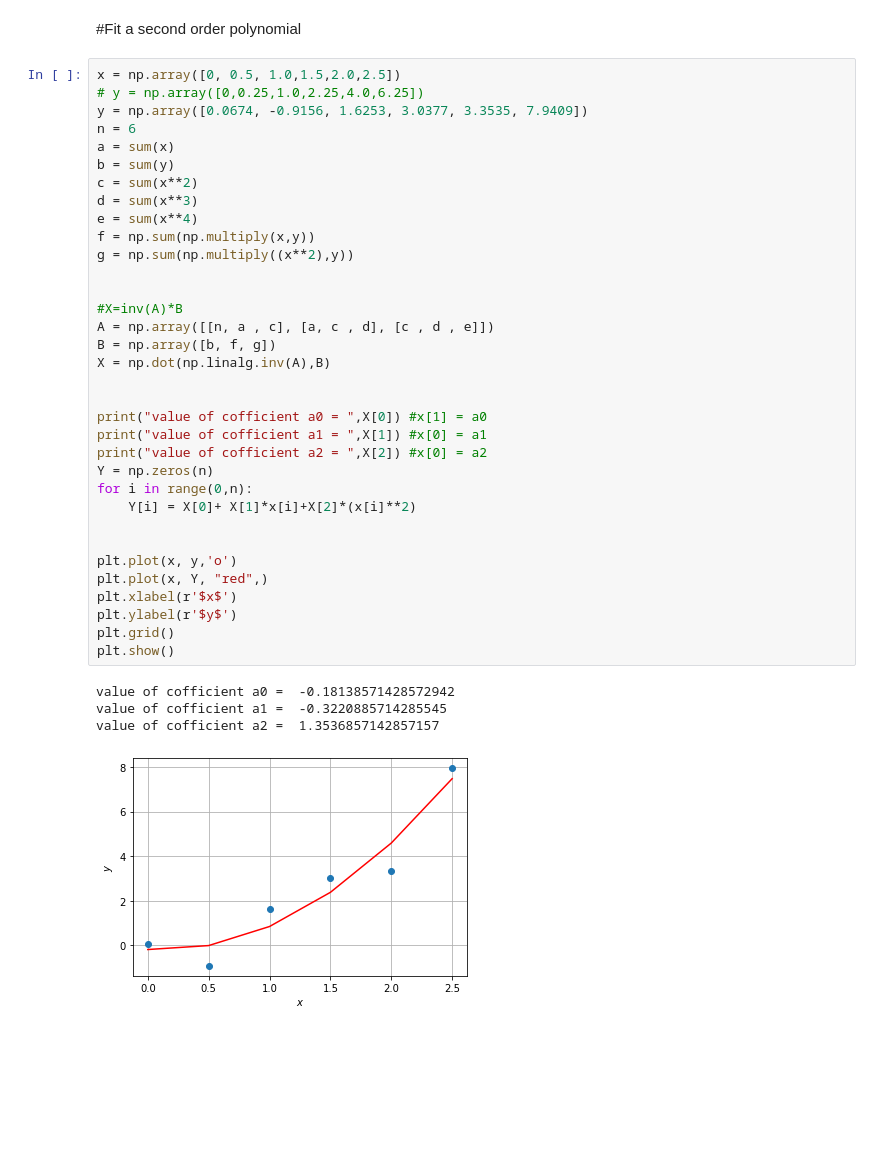
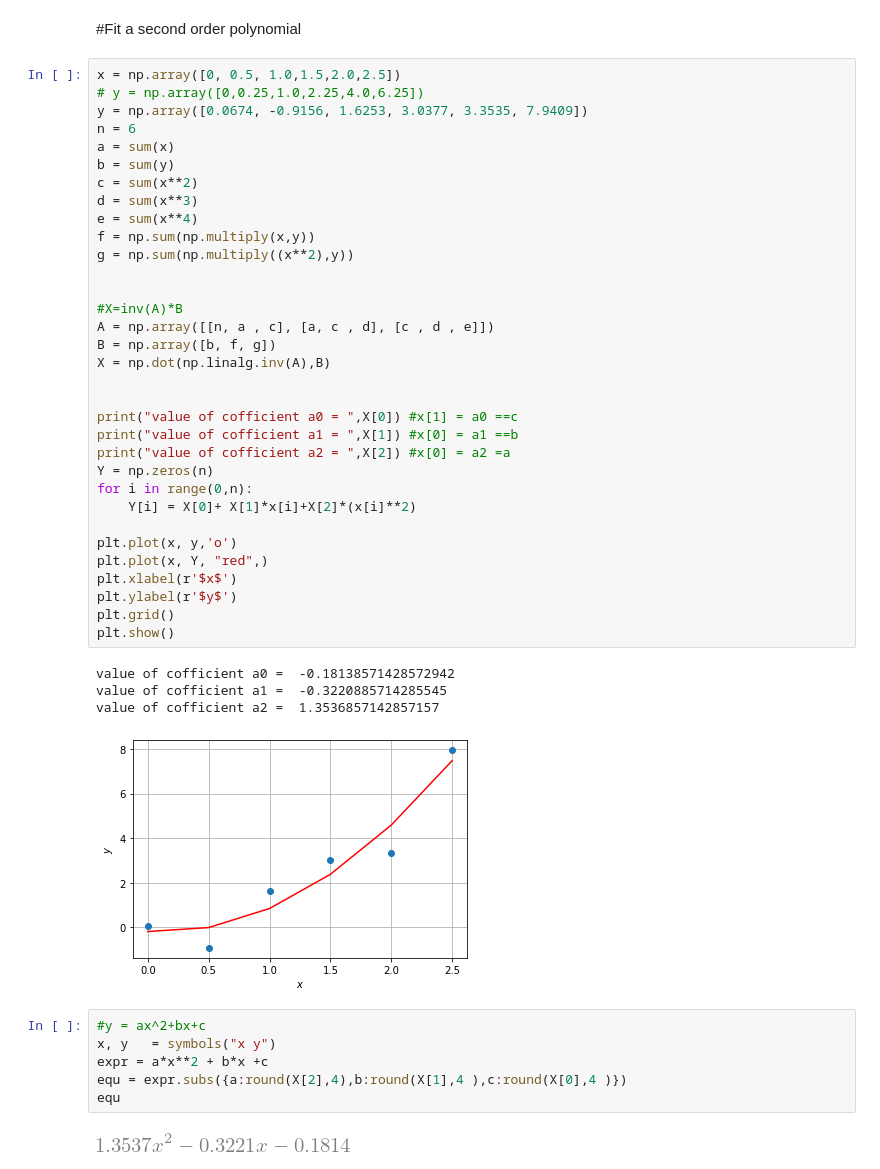
Before and after one commit to NimraZeeshan/Advance-Mathematical-Modeling-Practice, a Jupyter notebook: Example4.ipynb, the cells around one changed output. Drawn from its saved outputs; the diff is of its cells as text; blank space fills up the shorter version.

Commit message:
with equation printed

```diff
--- a/Example4.ipynb
+++ b/Example4.ipynb
@@ -57,13 +84,12 @@ B = np.array([b, f, g])
 X = np.dot(np.linalg.inv(A),B)
 
 
-print("value of cofficient a0 = ",X[0]) #x[1] = a0
-print("value of cofficient a1 = ",X[1]) #x[0] = a1
-print("value of cofficient a2 = ",X[2]) #x[0] = a2
+print("value of cofficient a0 = ",X[0]) #x[1] = a0 ==c
+print("value of cofficient a1 = ",X[1]) #x[0] = a1 ==b
+print("value of cofficient a2 = ",X[2]) #x[0] = a2 =a
 Y = np.zeros(n)
 for i in range(0,n):
     Y[i] = X[0]+ X[1]*x[i]+X[2]*(x[i]**2)
-
 
 plt.plot(x, y,'o')
 plt.plot(x, Y, "red",)
@@ -76,3 +102,11 @@ value of cofficient a0 =  -0.18138571428572942
 value of cofficient a1 =  -0.3220885714285545
 value of cofficient a2 =  1.3536857142857157
 [figure]
+# %%
+#y = ax^2+bx+c
+x, y   = symbols("x y")
+expr = a*x**2 + b*x +c
+equ = expr.subs({a:round(X[2],4),b:round(X[1],4 ),c:round(X[0],4 )})
+equ
+# %% [output]
+[figure, added]
```
Also changed, not shown: parts of 3 cells of this notebook, 1 other file.
